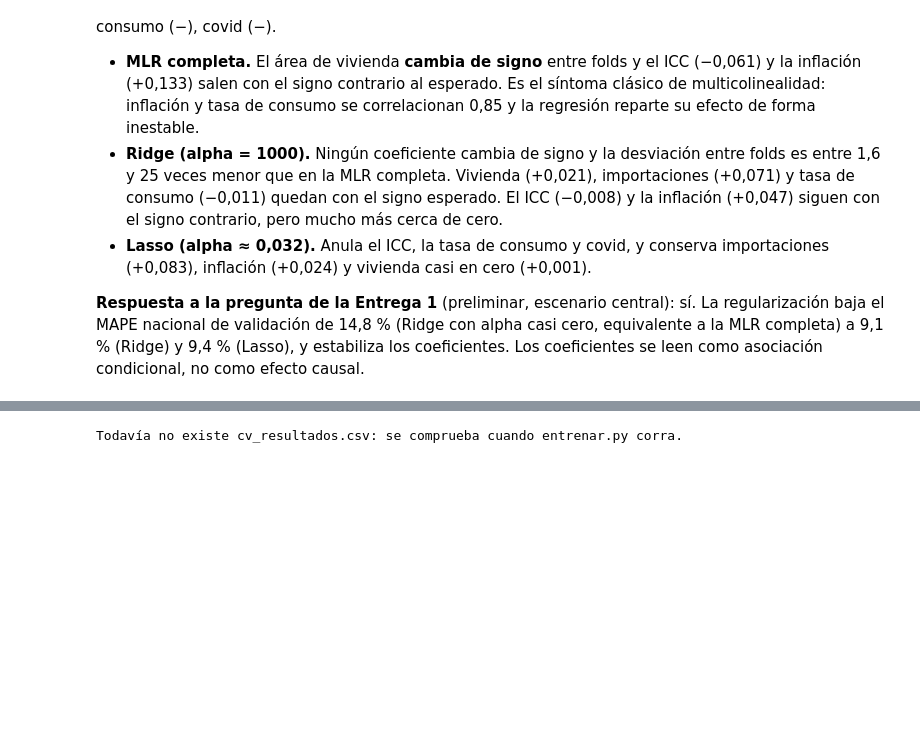
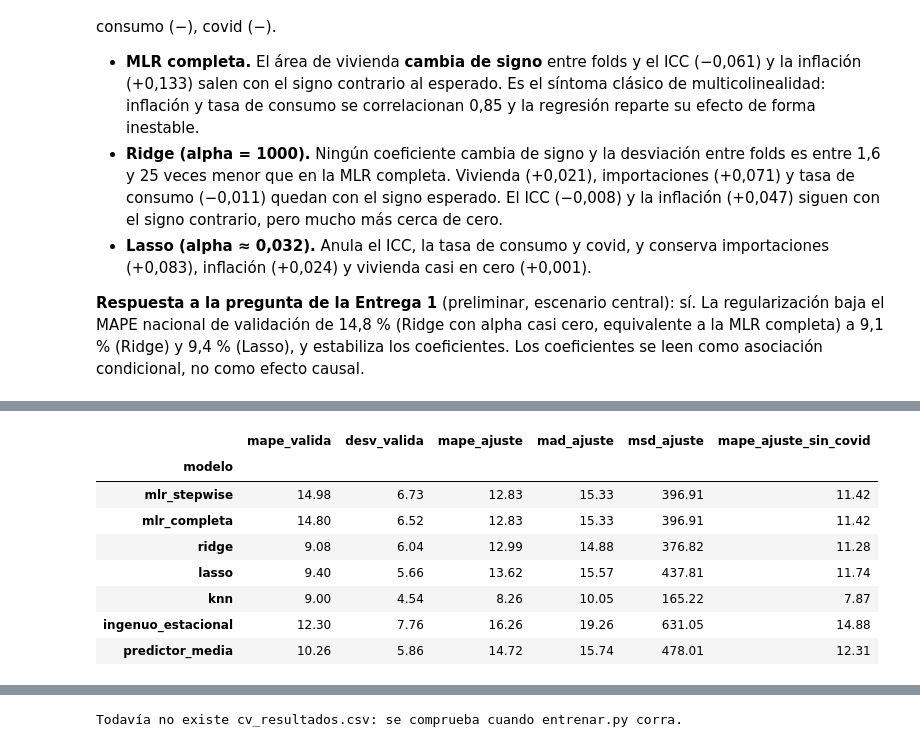
Before and after one commit to jdrodriguez03/pronostico-amoblamiento-colombia, a Jupyter notebook: notebooks/04_interpretacion.ipynb, the cells around one changed output, grey strips where cells are left out. Saved outputs shown, nothing was run; the diff lists cells and outputs as text; code cells hidden in the pictures; blank space fills up the shorter version.

Commit message:
notebooks: comparación con el artículo y las líneas base; KNN reproducible con kd_tree

```diff
--- a/notebooks/04_interpretacion.ipynb
+++ b/notebooks/04_interpretacion.ipynb
@@ -333,0 +340,60 @@ Signos esperados por la teoría: importaciones (+), ICC (+), área de vivienda (
+# %%
+from src.config import LINEA_OBJETIVO_CODIGO
+from src.evaluacion.agregacion import agregar_nacional
+from src.evaluacion.metricas import mad, mape, msd
+from src.evaluacion.validar import evaluar_cv
+from src.modelos.lineas_base import IngenuoEstacional, PredictorMedia
+
+
+def nacional(datos, columna):
+    return agregar_nacional(datos, columna, LINEA_OBJETIVO_CODIGO)
+
+
+def error_de_ajuste(modelo, datos, evaluar_en=None):
+    """Ajusta con `datos`, predice esos mismos meses y mide la serie nacional.
+
+    `evaluar_en`: filas donde se mide (por defecto, todas las de `datos`).
+    """
+    evaluar_en = datos if evaluar_en is None else evaluar_en
+    ajustado = modelo.fit(datos, datos[OBJETIVO].to_numpy(dtype=float))
+    d = evaluar_en[["fecha", "departamento", "linea_codigo", OBJETIVO]].copy()
+    d["pred"] = ajustado.predict(evaluar_en)
+    obs, pred = nacional(d, OBJETIVO), nacional(d, "pred")
+    sin_covid = ~((obs.index >= "2020-04-01") & (obs.index <= "2020-08-01"))
+    return {"mape_ajuste": mape(obs, pred), "mad_ajuste": mad(obs, pred),
+            "msd_ajuste": msd(obs, pred),
+            "mape_ajuste_sin_covid": mape(obs[sin_covid], pred[sin_covid])}
+
+
+modelos_tabla = {
+    "mlr_stepwise": construir_candidato("mlr_stepwise")[0],
+    "mlr_completa": construir_candidato("mlr_completa")[0],
+    **{n: construir_candidato(n)[0].set_params(**busquedas[n].best_params_)
+       for n in ["ridge", "lasso", "knn"]},
+    "ingenuo_estacional": IngenuoEstacional(),
+    "predictor_media": PredictorMedia(),
+}
+desde_t12 = df[df["fecha"] >= df["fecha"].min() + pd.DateOffset(months=12)]
+
+filas = []
+for nombre, modelo in modelos_tabla.items():
+    cv_mod = evaluar_cv(modelo, df, cv)
+    # El ingenuo aprende con todos los meses, pero solo puede predecir desde el mes 13
+    evaluar_en = desde_t12 if nombre == "ingenuo_estacional" else df
+    filas.append({"modelo": nombre,
+                  "mape_valida": cv_mod["mape"].mean(),
+                  "desv_valida": cv_mod["mape"].std(ddof=1),
+                  **error_de_ajuste(modelo, df, evaluar_en)})
+comparacion = pd.DataFrame(filas).set_index("modelo")
+comparacion.to_csv(RUTA_TABLAS / "comparacion_articulo.csv", float_format="%.4f")
+comparacion.round(2)
+# %% [output]
+|  | mape_valida | desv_valida | mape_ajuste | mad_ajuste | msd_ajuste | mape_ajuste_sin_covid |
+| modelo |  |  |  |  |  |  |
+| mlr_stepwise | 14.98 | 6.73 | 12.83 | 15.33 | 396.91 | 11.42 |
+| mlr_completa | 14.80 | 6.52 | 12.83 | 15.33 | 396.91 | 11.42 |
+| ridge | 9.08 | 6.04 | 12.99 | 14.88 | 376.82 | 11.28 |
+| lasso | 9.40 | 5.66 | 13.62 | 15.57 | 437.81 | 11.74 |
+| knn | 9.00 | 4.54 | 8.26 | 10.05 | 165.22 | 7.87 |
+| ingenuo_estacional | 12.30 | 7.76 | 16.26 | 19.26 | 631.05 | 14.88 |
+| predictor_media | 10.26 | 5.86 | 14.72 | 15.74 | 478.01 | 12.31 |
```
Also changed, not shown: parts of 9 cells of this notebook, 10 other files.
